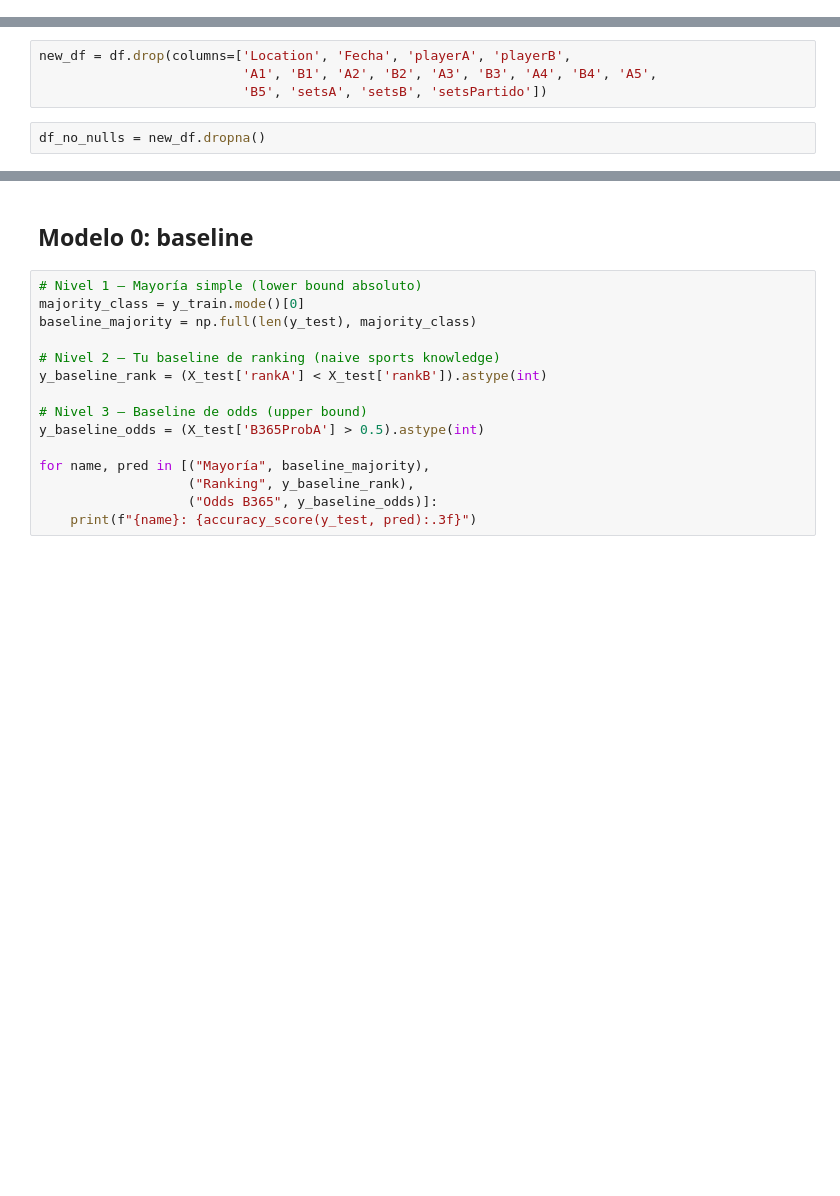
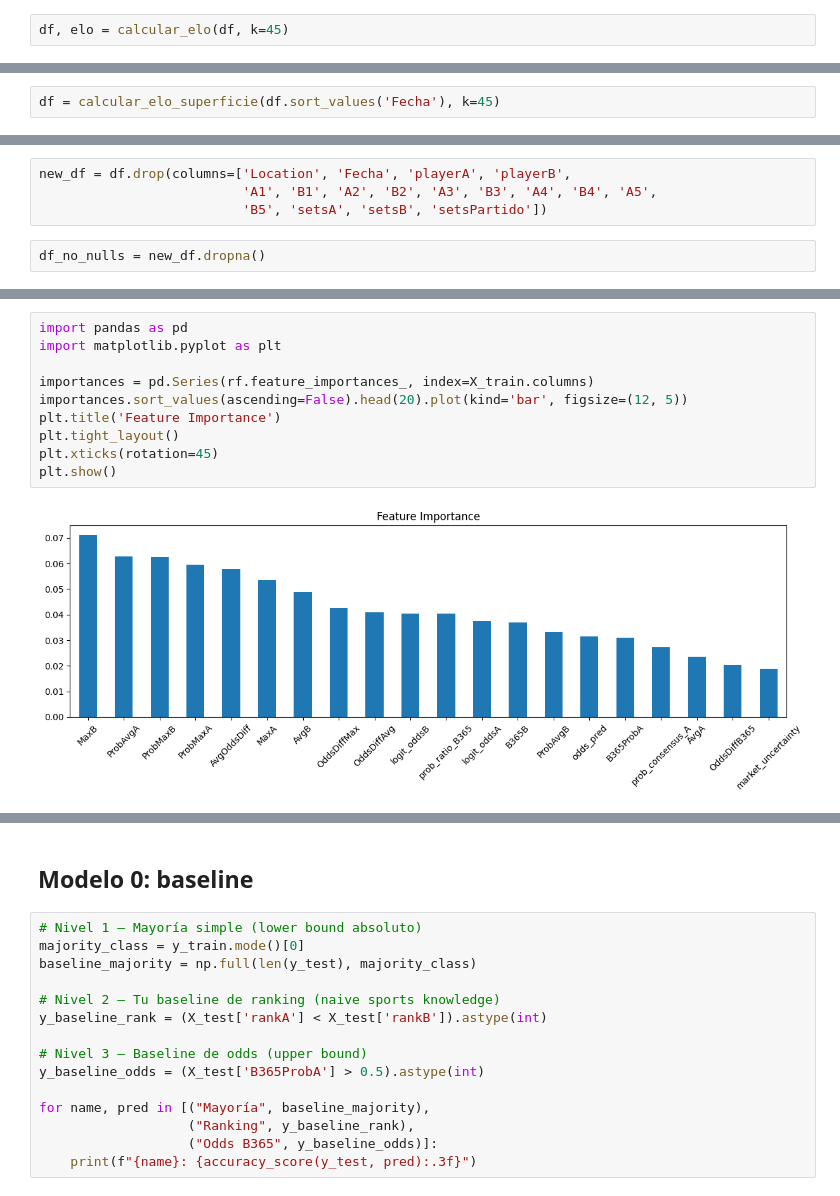
Before and after one commit to ichiP245/my-next-soderling, a Jupyter notebook: Notebooks/ModeloSoderling.ipynb, the cells around one changed output, grey strips where cells are left out. Drawn from its saved outputs; the diff is of its cells as text; blank space fills up the shorter version.

```diff
--- a/Notebooks/ModeloSoderling.ipynb
+++ b/Notebooks/ModeloSoderling.ipynb
@@ -15,0 +62,2 @@ df['Fecha'] = pd.to_datetime(df['Fecha'], format='%Y-%m-%d')
+# %%
+df, elo = calcular_elo(df, k=45)
@@ -16,3 +99,5 @@ df['Fecha'] = pd.to_datetime(df['Fecha'], format='%Y-%m-%d')
+# %%
+df = calcular_elo_superficie(df.sort_values('Fecha'), k=45)
 # %% [markdown]
 ## Encoding de categóricas
 
@@ -163,0 +312,12 @@ X_train, X_test, y_train, y_test = train_test_split(X, y, train_size=0.8, random
+# %%
+import pandas as pd
+import matplotlib.pyplot as plt
+
+importances = pd.Series(rf.feature_importances_, index=X_train.columns)
+importances.sort_values(ascending=False).head(20).plot(kind='bar', figsize=(12, 5))
+plt.title('Feature Importance')
+plt.tight_layout()
+plt.xticks(rotation=45)
+plt.show()
+# %% [output]
+[figure, added]
```
Also changed, not shown: parts of 20 cells of this notebook.
